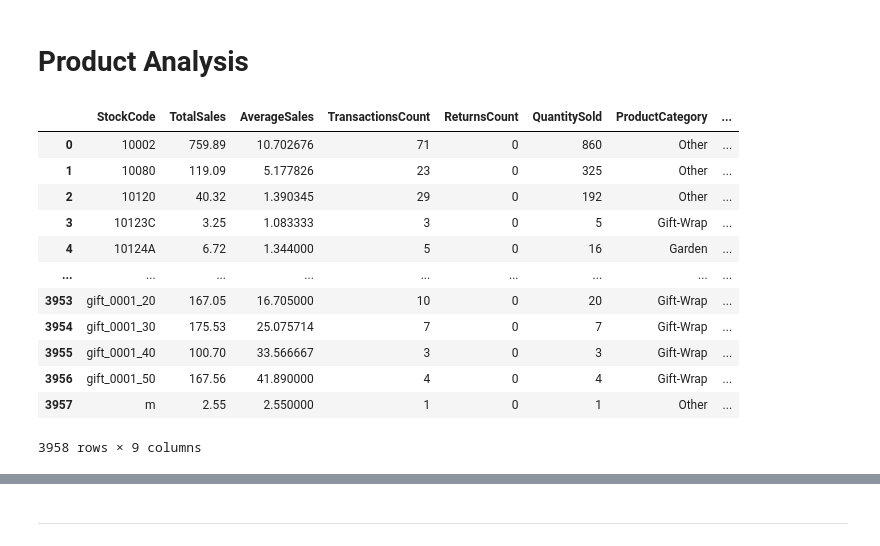
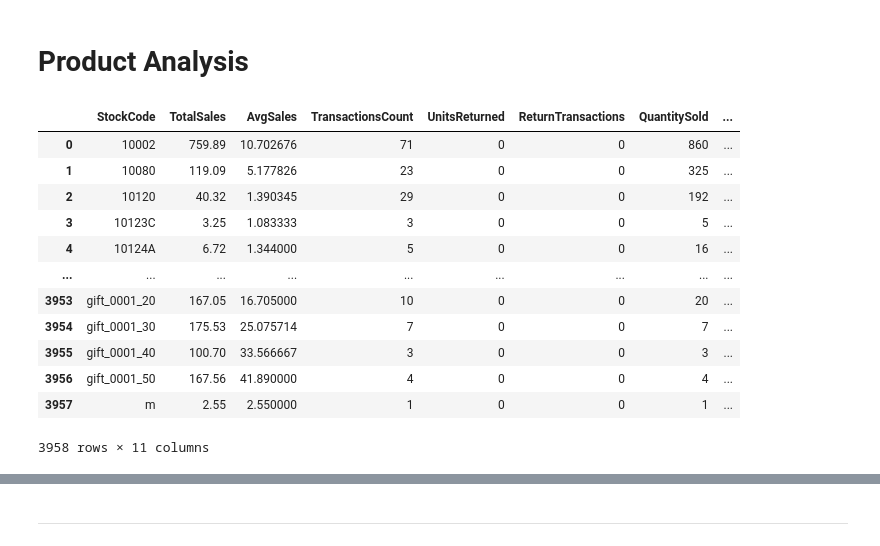
Before and after one commit to Ninestein666/online-retail-transactions-analysis, a Jupyter notebook: jupyter_notebooks/DataVisualisation.ipynb, the cells around one changed output, grey strips where cells are left out. Cells and saved outputs as stored; diff of their text form; code cells hidden in the pictures.

```diff
--- a/jupyter_notebooks/DataVisualisation.ipynb
+++ b/jupyter_notebooks/DataVisualisation.ipynb
@@ -357,31 +452,36 @@ fig.show()
 # %% [markdown]
 # Product Analysis
 # %%
+# Product analysis
 df_products = (
     df.groupby(df['StockCode'])
     .agg(TotalSales = ('TotalSales', 'sum'),
-         AverageSales = ('TotalSales', 'mean'),
+         AvgSales = ('TotalSales', 'mean'),
          TransactionsCount = ('InvoiceNo', 'count'),
-         ReturnsCount = ('TotalSales', lambda x: (x < 0).sum()),
+         UnitsReturned = ('Quantity', lambda x: -x[x < 0].sum()),
+         ReturnTransactions = ('TotalSales', lambda x: (x < 0).sum()),
          QuantitySold = ('Quantity', 'sum'),
          ProductCategory = ('ProductCategory', 'first'),
-         Description = ('Description', 'first')
+         Description = ('Description', 'first'),
+         UnitPrice = ('UnitPrice', 'first')
          )
     .reset_index()
 )
-df_products['Return%'] = (df_products['ReturnsCount'] / df_products['TransactionsCount']) * 100
+
+# Calculate return percentage
+df_products['Return%'] = (df_products['ReturnTransactions'] / df_products['TransactionsCount']) * 100
 df_products
 # %% [output]
-|  | StockCode | TotalSales | AverageSales | TransactionsCount | ReturnsCount | QuantitySold | ProductCategory | ... |
-| 0 | 10002 | 759.89 | 10.702676 | 71 | 0 | 860 | Other | ... |
-| 1 | 10080 | 119.09 | 5.177826 | 23 | 0 | 325 | Other | ... |
-| 2 | 10120 | 40.32 | 1.390345 | 29 | 0 | 192 | Other | ... |
-| 3 | 10123C | 3.25 | 1.083333 | 3 | 0 | 5 | Gift-Wrap | ... |
-| 4 | 10124A | 6.72 | 1.344000 | 5 | 0 | 16 | Garden | ... |
+|  | StockCode | TotalSales | AvgSales | TransactionsCount | UnitsReturned | ReturnTransactions | QuantitySold | ... |
+| 0 | 10002 | 759.89 | 10.702676 | 71 | 0 | 0 | 860 | ... |
+| 1 | 10080 | 119.09 | 5.177826 | 23 | 0 | 0 | 325 | ... |
+| 2 | 10120 | 40.32 | 1.390345 | 29 | 0 | 0 | 192 | ... |
+| 3 | 10123C | 3.25 | 1.083333 | 3 | 0 | 0 | 5 | ... |
+| 4 | 10124A | 6.72 | 1.344000 | 5 | 0 | 0 | 16 | ... |
 | ... | ... | ... | ... | ... | ... | ... | ... | ... |
-| 3953 | gift_0001_20 | 167.05 | 16.705000 | 10 | 0 | 20 | Gift-Wrap | ... |
-| 3954 | gift_0001_30 | 175.53 | 25.075714 | 7 | 0 | 7 | Gift-Wrap | ... |
-| 3955 | gift_0001_40 | 100.70 | 33.566667 | 3 | 0 | 3 | Gift-Wrap | ... |
-| 3956 | gift_0001_50 | 167.56 | 41.890000 | 4 | 0 | 4 | Gift-Wrap | ... |
-| 3957 | m | 2.55 | 2.550000 | 1 | 0 | 1 | Other | ... |
+| 3953 | gift_0001_20 | 167.05 | 16.705000 | 10 | 0 | 0 | 20 | ... |
+| 3954 | gift_0001_30 | 175.53 | 25.075714 | 7 | 0 | 0 | 7 | ... |
+| 3955 | gift_0001_40 | 100.70 | 33.566667 | 3 | 0 | 0 | 3 | ... |
+| 3956 | gift_0001_50 | 167.56 | 41.890000 | 4 | 0 | 0 | 4 | ... |
+| 3957 | m | 2.55 | 2.550000 | 1 | 0 | 0 | 1 | ... |
-3958 rows × 9 columns
+3958 rows × 11 columns
```
Also changed, not shown: parts of 43 cells of this notebook.
